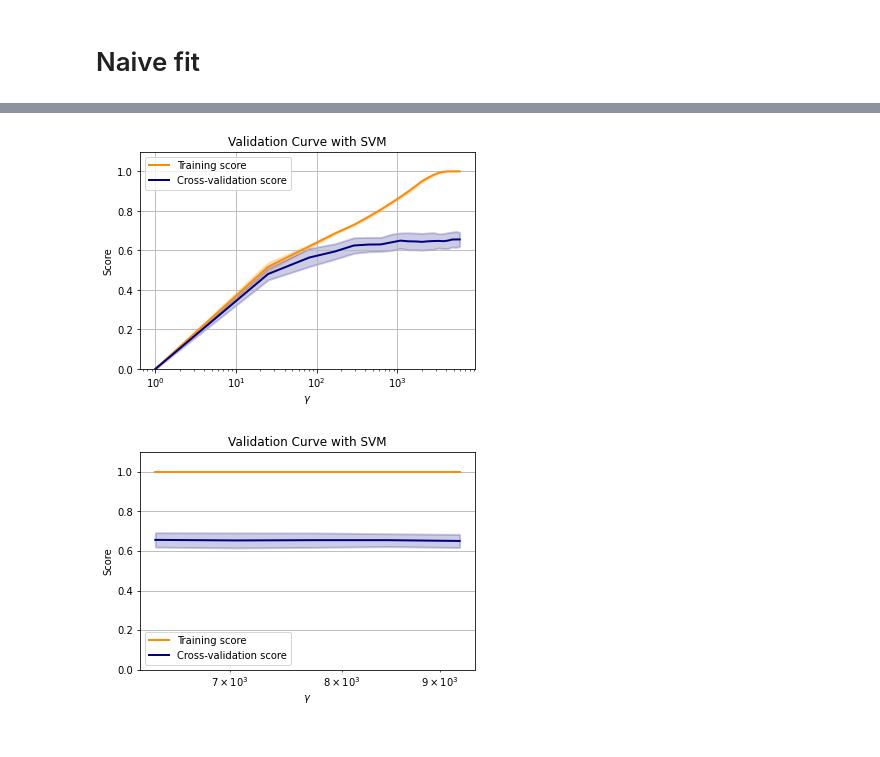
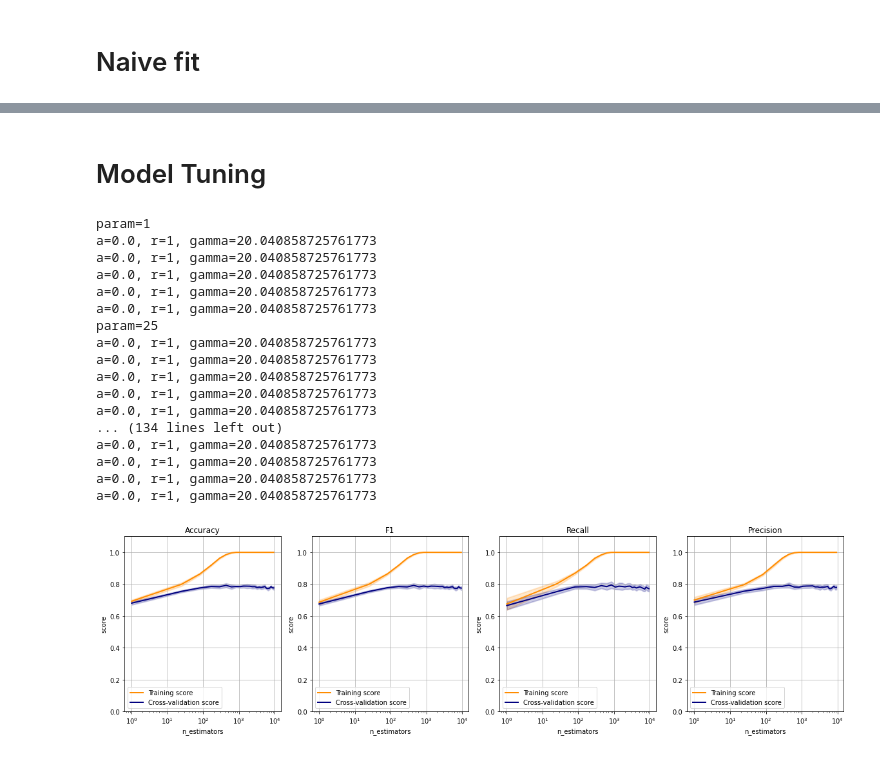
Before and after one commit to jayhtian/cs7641, a Jupyter notebook: supervised_learning/poland_boosting.ipynb, the cells around one changed output, grey strips where cells are left out. Cells and saved outputs as stored; diff of their text form; code cells hidden in the pictures.

```diff
--- a/supervised_learning/poland_boosting.ipynb
+++ b/supervised_learning/poland_boosting.ipynb
@@ -53,10 +54,6 @@ data[np.isnan(data)] = 0
 X, y = data[:,:-1], data[:, -1]
 
 y[y == 0] = -1
-X, y, idx = balanced_sampling(X, y, r = 3, random_state=42)
-
-X_train, X_test, y_train, y_test = train_test_split(X, y, test_size=0.3, random_state=42, stratify=y)
-
 
 print(f'X.shape={X.shape}, y.shape={y.shape}')
 # %% [output]
@@ -75,17 +87,40 @@ classifier.score(X_test, y_test)
+# %% [markdown]
+# Model Tuning
 # %%
 # optimize number of weak classifiers
+
+X_train, X_test, y_train, y_test = train_test_split(X, y, test_size=0.3, random_state=42, stratify=y)
+
 param_range = list(exp_range(1, 100, 4, 2))
+X_train, X_test, y_train, y_test = train_test_split(X, y, test_size=0.3, random_state=42)
+scoring = ['accuracy', 'f1', 'recall', 'precision']
+cv = StratifiedKFold(n_splits=2, shuffle=True, random_state=0)
 
-results = []
-scoring = 'recall'
 classifier = AdaBoostClassifier(random_state=0)
-cv = StratifiedKFold(n_splits=10, shuffle=True, random_state=0)
 
-train_scores, test_scores = plot_validation_curve(classifier, X_train, y_train,
-                      param_name='n_estimators', param_range=param_range,
-                      cv=cv, scoring=scoring, n_jobs=8)
+results_store, plt = plot_validation_curve_with_undersampling(classifier, X_train, y_train,
+                      param_name='n_estimators', param_range=param_range, fit_params=None, error_score='raise',
+                      cv=cv, scoring=scoring, n_jobs=8, iterations=5, undersampling_ratio=1,
+                      x_axis_is_log=True)
 # %% [output]
+param=1
+a=0.0, r=1, gamma=20.040858725761773
+a=0.0, r=1, gamma=20.040858725761773
+a=0.0, r=1, gamma=20.040858725761773
+a=0.0, r=1, gamma=20.040858725761773
+a=0.0, r=1, gamma=20.040858725761773
+param=25
+a=0.0, r=1, gamma=20.040858725761773
+a=0.0, r=1, gamma=20.040858725761773
+a=0.0, r=1, gamma=20.040858725761773
+a=0.0, r=1, gamma=20.040858725761773
+a=0.0, r=1, gamma=20.040858725761773
+... (134 lines left out)
+a=0.0, r=1, gamma=20.040858725761773
+a=0.0, r=1, gamma=20.040858725761773
+a=0.0, r=1, gamma=20.040858725761773
+a=0.0, r=1, gamma=20.040858725761773
-[figure, old version]
+[figure, new version]
 # %%
 # optimize number of weak classifiers
 param_range = list(exp_range(80, 100, 4, 2))
@@ -97,8 +132,6 @@ cv = StratifiedKFold(n_splits=10, shuffle=True, random_state=0)
 train_scores_80_100, test_scores_80_100 = plot_validation_curve(classifier, X_train, y_train,
                       param_name='n_estimators', param_range=param_range,
                       cv=cv, scoring=scoring, n_jobs=8)
-# %% [output]
-[figure, removed]
 # %%
 # optimize hidden_layer_sizes
 param_range = list(exp_range(10, 80, 4, 2))
```
Also changed, not shown: parts of 10 cells of this notebook, 21 other files.
